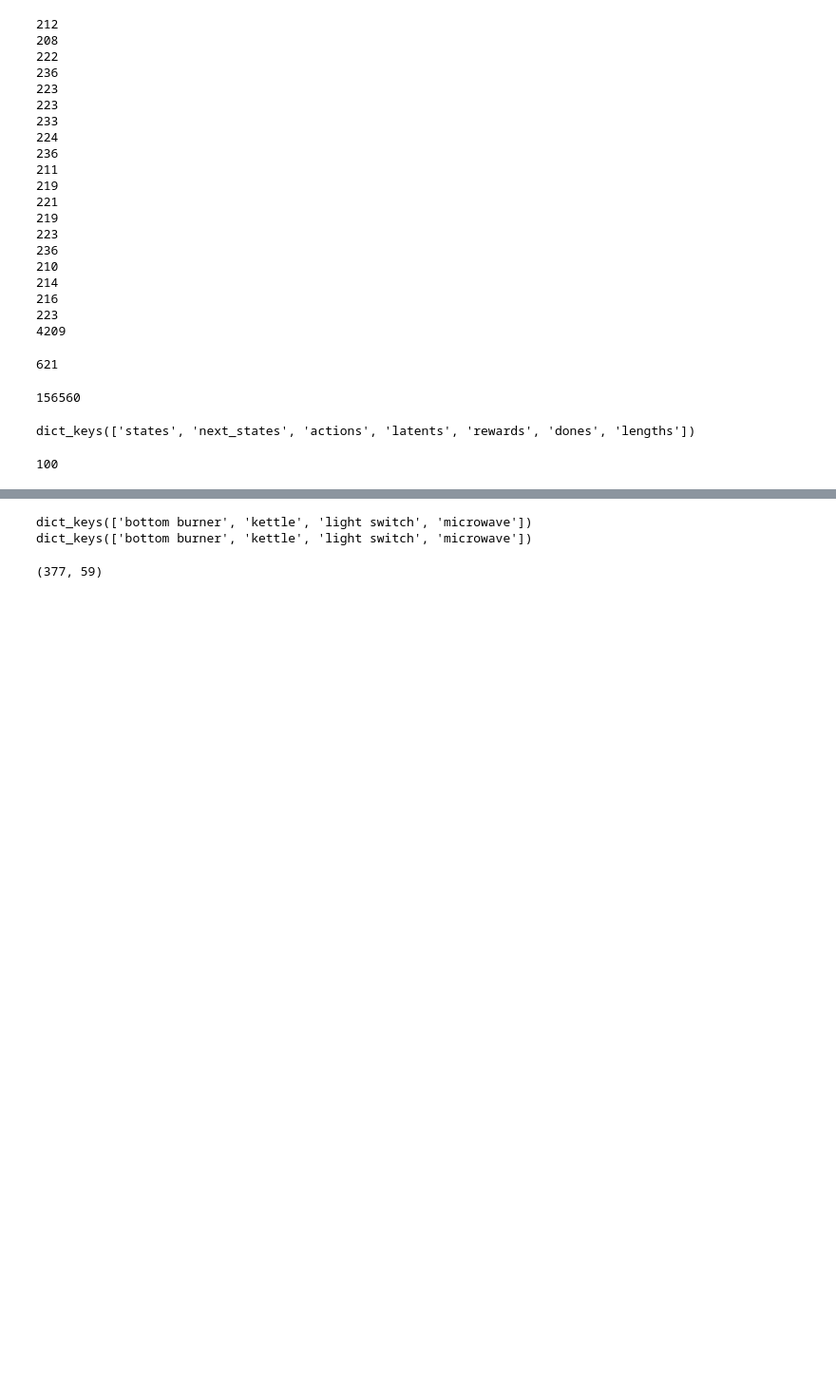
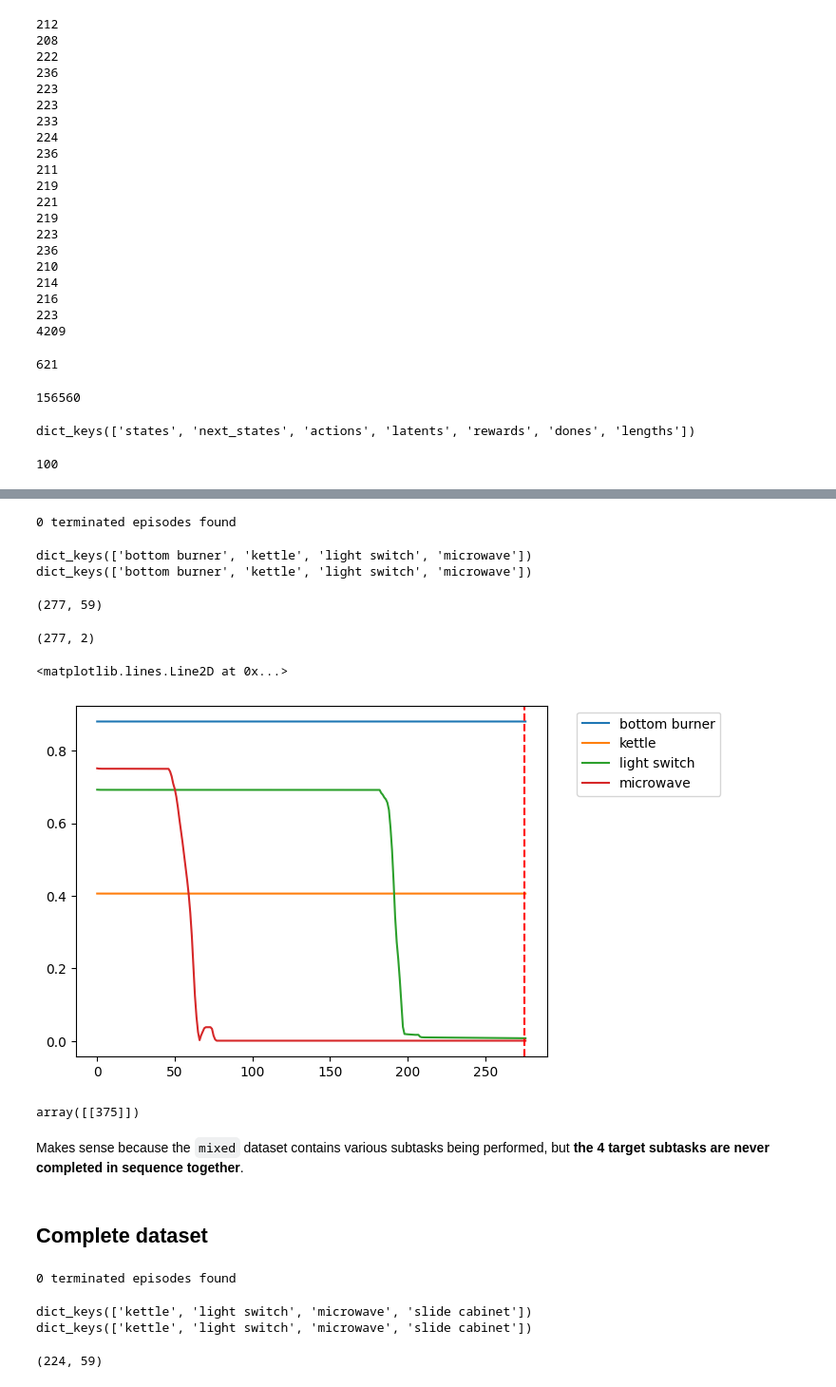
Before and after one commit to unhelkarlab/IDIL, a Jupyter notebook: notebooks/13_test_relay_learning.ipynb, the cells around one changed output, grey strips where cells are left out. Shown at 95% size. Saved outputs shown, nothing was run; the diff lists cells and outputs as text; code cells hidden in the pictures; blank space fills up the shorter version.

```diff
--- a/notebooks/13_test_relay_learning.ipynb
+++ b/notebooks/13_test_relay_learning.ipynb
@@ -243,8 +255,18 @@ len(example_expert['states']) # 100 trajectories
 # %%
 # parse the mixed dataset into a proper object
+num_terminated = 0
 for ep in dataset_mixed.iterate_episodes():
+    num_terminated += 1 if np.sum(ep.terminations) > 0 else 0
     sample_episode = ep
-    break
+    if any(ep.terminations): # take only a terminated episode as a sample
+        print("Found a terminated episode")
+        break
+
+    # else take the last one
+
+print(f"{num_terminated} terminated episodes found")
+# %% [output]
+0 terminated episodes found
 # %%
 print(sample_episode.observations["achieved_goal"].keys())
 print(sample_episode.observations["desired_goal"].keys())
@@ -254,4 +276,9 @@ dict_keys(['bottom burner', 'kettle', 'light switch', 'microwave'])
 # %%
 sample_episode.observations['observation'].shape
 # %% [output]
-(377, 59)
+(277, 59)
+# %%
+sample_episode.observations['achieved_goal']['bottom burner'].shape
+sample_episode.observations['desired_goal']['bottom burner'].shape
+# %% [output]
+(277, 2)
@@ -257,0 +289,54 @@ sample_episode.observations['observation'].shape
+# %%
+# try for all desired goals
+desired_goals = list(sample_episode.observations['desired_goal'].keys())
+
+fig, ax = plt.subplots(1,1,)
+
+for dgoal in desired_goals:
+    l2_goal_dist_sample = np.linalg.norm(sample_episode.observations['achieved_goal'][dgoal] - sample_episode.observations['desired_goal'][dgoal], axis=1)
+    ax.plot(l2_goal_dist_sample)
+
+ax.legend(desired_goals, bbox_to_anchor=(1.05, 1), loc='upper left')
+ax.axvline(np.where(sample_episode.truncations)[0][0], color='r', linestyle='--')
+# %% [output]
+<matplotlib.lines.Line2D at 0x...>
+[figure, added]
+# %%
+# confirm with terminations
+any(sample_episode.terminations) # it was not terminated
+any(sample_episode.truncations) # this episode was truncated
+
+# where was it truncated?
+np.sum(sample_episode.truncations) # only one truncation point, as expected
+np.argwhere(sample_episode.truncations) # at the idx 375
+# %% [output]
+array([[375]])
+# %% [markdown]
+Makes sense because the `mixed` dataset contains various subtasks being performed, but **the 4 target subtasks are never completed in sequence together**.
+# %% [markdown]
+## Complete dataset
+# %%
+# parse the mixed dataset into a proper object
+num_terminated = 0
+for ep in dataset.iterate_episodes():
+    num_terminated += 1 if np.sum(ep.terminations) > 0 else 0
+    sample_episode = ep
+    if any(ep.terminations): # take only a terminated episode as a sample
+        print("Found a terminated episode")
+        break
+
+    # else take the last one
+
+print(f"{num_terminated} terminated episodes found")
+# %% [output]
+0 terminated episodes found
+# %%
+print(sample_episode.observations["achieved_goal"].keys())
+print(sample_episode.observations["desired_goal"].keys())
+# %% [output]
+dict_keys(['kettle', 'light switch', 'microwave', 'slide cabinet'])
+dict_keys(['kettle', 'light switch', 'microwave', 'slide cabinet'])
+# %%
+sample_episode.observations['observation'].shape
+# %% [output]
+(224, 59)
```
Also changed, not shown: parts of 11 cells of this notebook, 3 other files.
